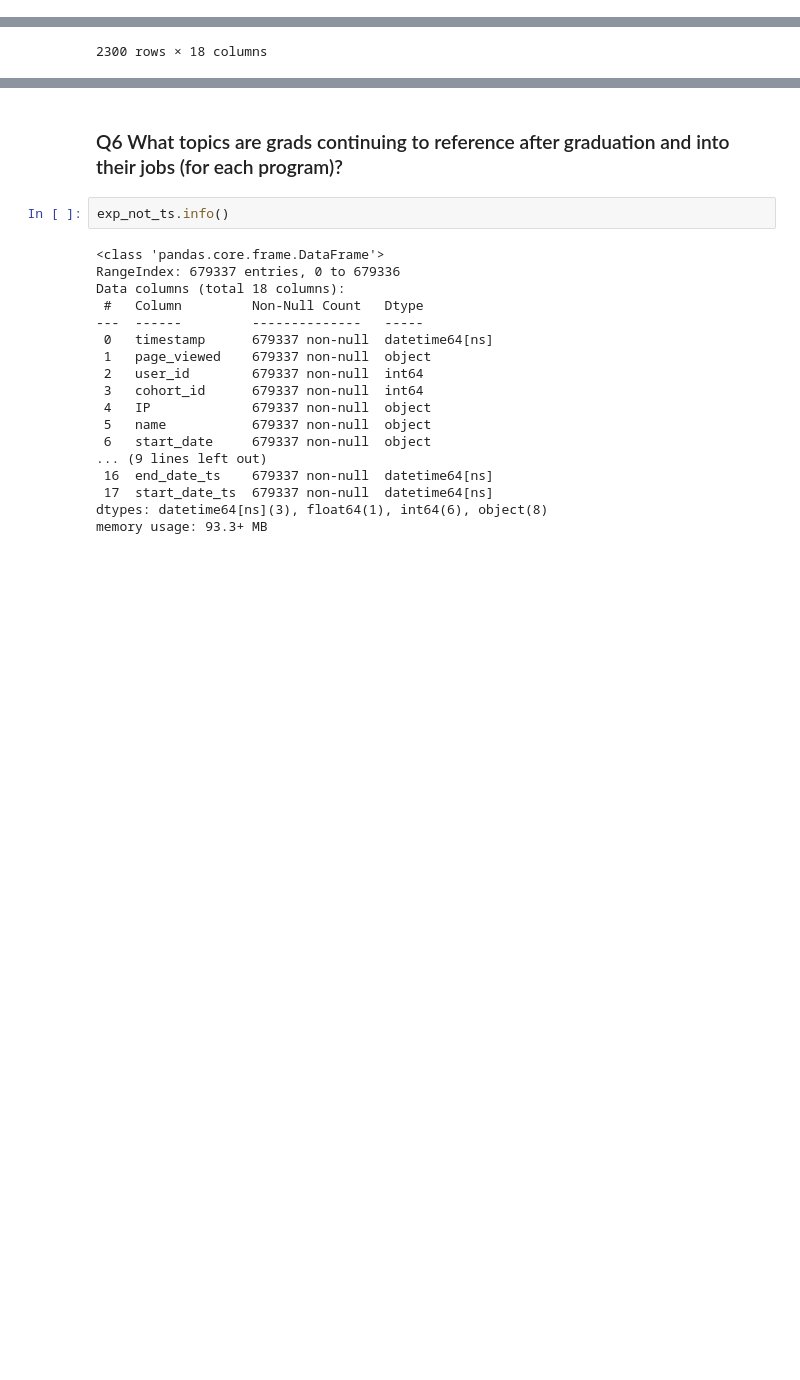
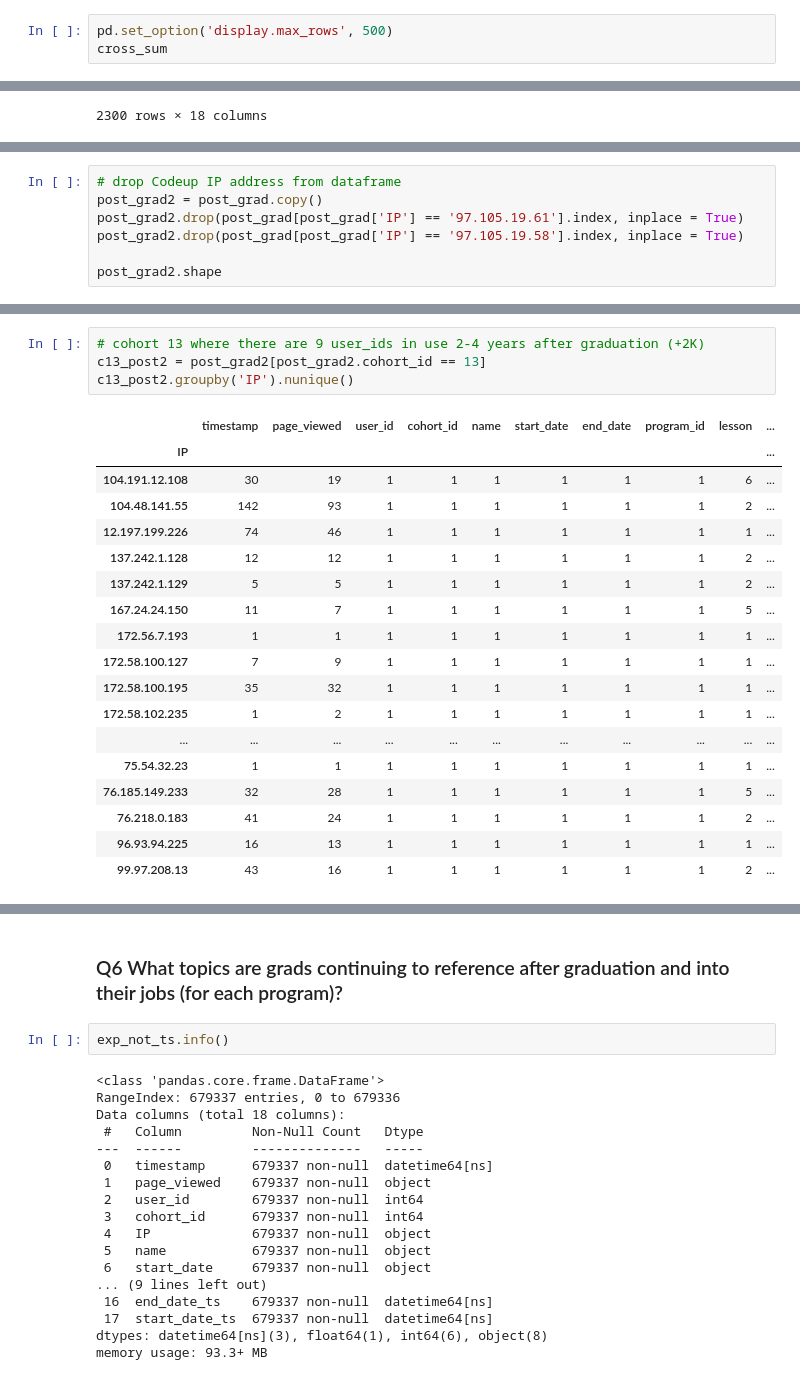
Before and after one commit to RyvynYoung/curriculum_access_project, a Jupyter notebook: curriculum_access.ipynb, the cells around one changed output, grey strips where cells are left out. Cells and saved outputs as stored; diff of their text form; blank space fills up the shorter version.

```diff
--- a/curriculum_access.ipynb
+++ b/curriculum_access.ipynb
@@ -936,0 +1156,3 @@ ds_lesson[ds_lesson.sub_lesson > 1000].sort_values(by='sub_lesson', ascending=Fa
+# %%
+pd.set_option('display.max_rows', 500)
+cross_sum
@@ -1283,0 +1526,7 @@ c14_post[c14_post.IP == '97.105.19.61']
+# %%
+# drop Codeup IP address from dataframe
+post_grad2 = post_grad.copy()
+post_grad2.drop(post_grad[post_grad['IP'] == '97.105.19.61'].index, inplace = True)
+post_grad2.drop(post_grad[post_grad['IP'] == '97.105.19.58'].index, inplace = True)
+
+post_grad2.shape
@@ -1283,0 +1612,23 @@ c14_post[c14_post.IP == '97.105.19.61']
+# %%
+# cohort 13 where there are 9 user_ids in use 2-4 years after graduation (+2K)
+c13_post2 = post_grad2[post_grad2.cohort_id == 13]
+c13_post2.groupby('IP').nunique()
+# %% [output]
+|  | timestamp | page_viewed | user_id | cohort_id | name | start_date | end_date | program_id | lesson | ... |
+| IP |  |  |  |  |  |  |  |  |  | ... |
+| 104.191.12.108 | 30 | 19 | 1 | 1 | 1 | 1 | 1 | 1 | 6 | ... |
+| 104.48.141.55 | 142 | 93 | 1 | 1 | 1 | 1 | 1 | 1 | 2 | ... |
+| 12.197.199.226 | 74 | 46 | 1 | 1 | 1 | 1 | 1 | 1 | 1 | ... |
+| 137.242.1.128 | 12 | 12 | 1 | 1 | 1 | 1 | 1 | 1 | 2 | ... |
+| 137.242.1.129 | 5 | 5 | 1 | 1 | 1 | 1 | 1 | 1 | 2 | ... |
+| 167.24.24.150 | 11 | 7 | 1 | 1 | 1 | 1 | 1 | 1 | 5 | ... |
+| 172.56.7.193 | 1 | 1 | 1 | 1 | 1 | 1 | 1 | 1 | 1 | ... |
+| 172.58.100.127 | 7 | 9 | 1 | 1 | 1 | 1 | 1 | 1 | 1 | ... |
+| 172.58.100.195 | 35 | 32 | 1 | 1 | 1 | 1 | 1 | 1 | 1 | ... |
+| 172.58.102.235 | 1 | 2 | 1 | 1 | 1 | 1 | 1 | 1 | 1 | ... |
+| ... | ... | ... | ... | ... | ... | ... | ... | ... | ... | ... |
+| 75.54.32.23 | 1 | 1 | 1 | 1 | 1 | 1 | 1 | 1 | 1 | ... |
+| 76.185.149.233 | 32 | 28 | 1 | 1 | 1 | 1 | 1 | 1 | 5 | ... |
+| 76.218.0.183 | 41 | 24 | 1 | 1 | 1 | 1 | 1 | 1 | 2 | ... |
+| 96.93.94.225 | 16 | 13 | 1 | 1 | 1 | 1 | 1 | 1 | 1 | ... |
+| 99.97.208.13 | 43 | 16 | 1 | 1 | 1 | 1 | 1 | 1 | 2 | ... |
```
Also changed, not shown: parts of 46 cells of this notebook.
